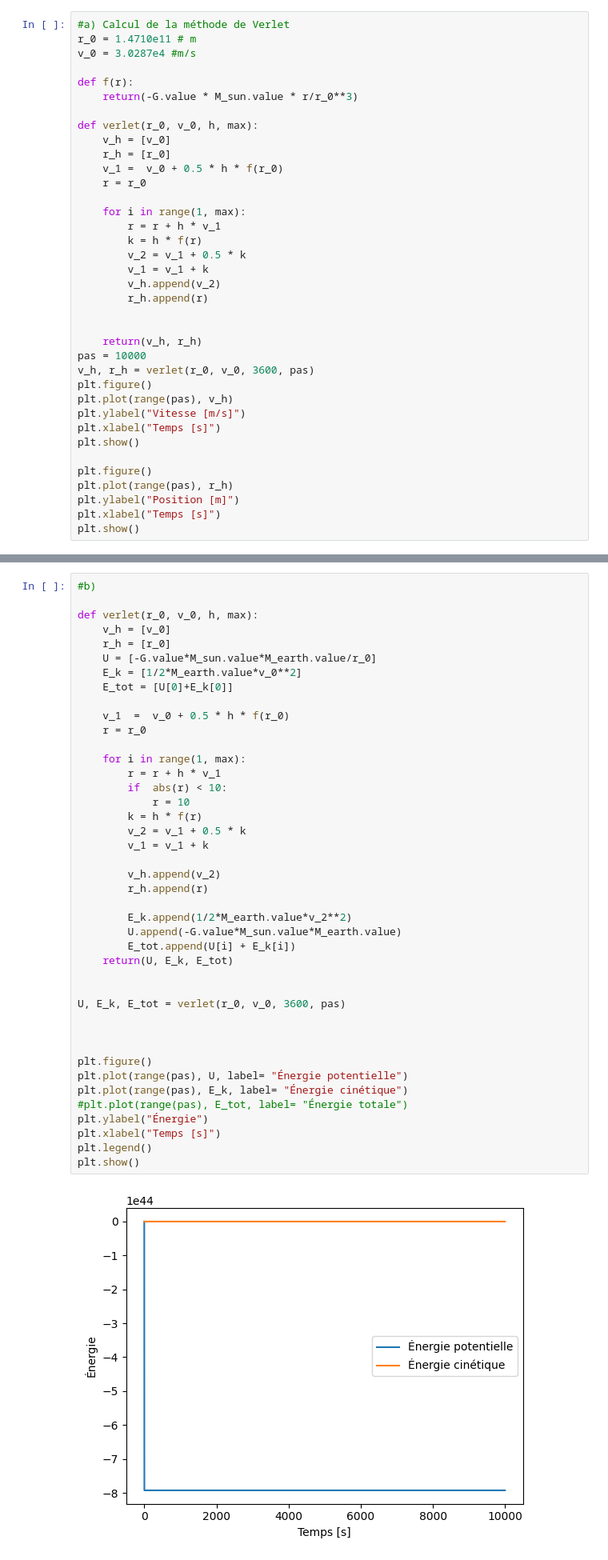
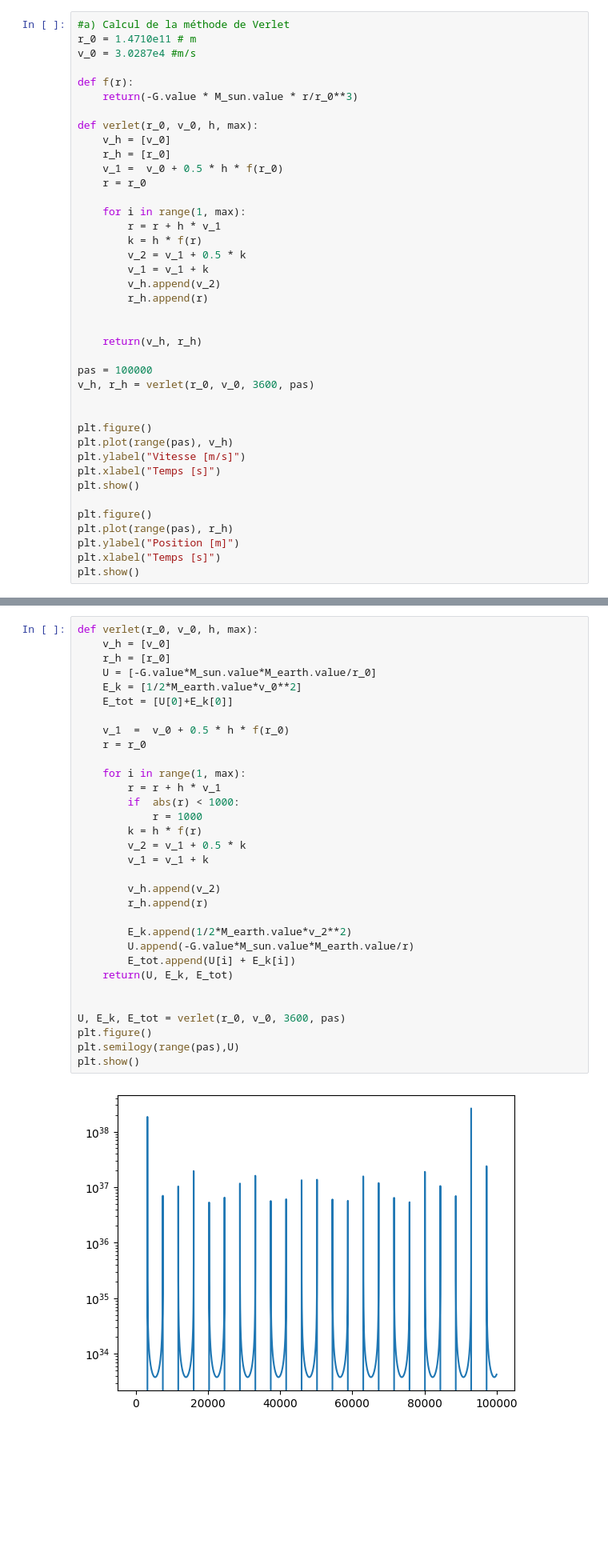
Before and after one commit to gamer39/Physique_numerique, a Jupyter notebook: Tp3/tp3.ipynb, the cells around one changed output, grey strips where cells are left out. Shown at 80% size. Saved outputs shown, nothing was run; the diff lists cells and outputs as text; blank space fills up the shorter version.

```diff
--- a/Tp3/tp3.ipynb
+++ b/Tp3/tp3.ipynb
@@ -28,8 +28,11 @@ def verlet(r_0, v_0, h, max):
 
 
     return(v_h, r_h)
-pas = 10000
+
+pas = 100000
 v_h, r_h = verlet(r_0, v_0, 3600, pas)
+
+
 plt.figure()
 plt.plot(range(pas), v_h)
 plt.ylabel("Vitesse [m/s]")
@@ -47,44 +50,34 @@ plt.show()
 # %%
-#b)
-
 def verlet(r_0, v_0, h, max):
     v_h = [v_0]
     r_h = [r_0]
     U = [-G.value*M_sun.value*M_earth.value/r_0]
     E_k = [1/2*M_earth.value*v_0**2]
     E_tot = [U[0]+E_k[0]]
 
     v_1  =  v_0 + 0.5 * h * f(r_0)
     r = r_0
 
     for i in range(1, max):
         r = r + h * v_1
-        if  abs(r) < 10:
-            r = 10
+        if  abs(r) < 1000:
+            r = 1000
         k = h * f(r)
         v_2 = v_1 + 0.5 * k
         v_1 = v_1 + k
 
         v_h.append(v_2)
         r_h.append(r)
 
         E_k.append(1/2*M_earth.value*v_2**2)
-        U.append(-G.value*M_sun.value*M_earth.value)
+        U.append(-G.value*M_sun.value*M_earth.value/r)
         E_tot.append(U[i] + E_k[i])
     return(U, E_k, E_tot)
 
 
 U, E_k, E_tot = verlet(r_0, v_0, 3600, pas)
-
-
-
 plt.figure()
-plt.plot(range(pas), U, label= "Énergie potentielle")
-plt.plot(range(pas), E_k, label= "Énergie cinétique")
-#plt.plot(range(pas), E_tot, label= "Énergie totale")
-plt.ylabel("Énergie")
-plt.xlabel("Temps [s]")
-plt.legend()
+plt.semilogy(range(pas),U)
 plt.show()
 # %% [output]
-[figure, old version]
+[figure, new version]
```
Also changed, not shown: parts of 2 cells of this notebook, 2 other files.
